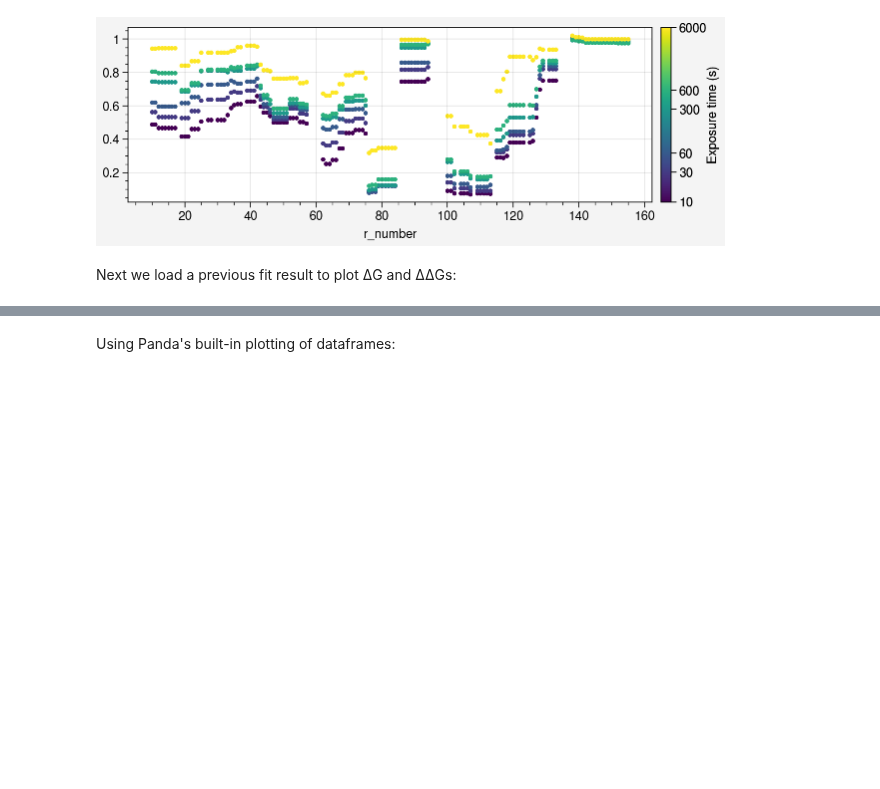
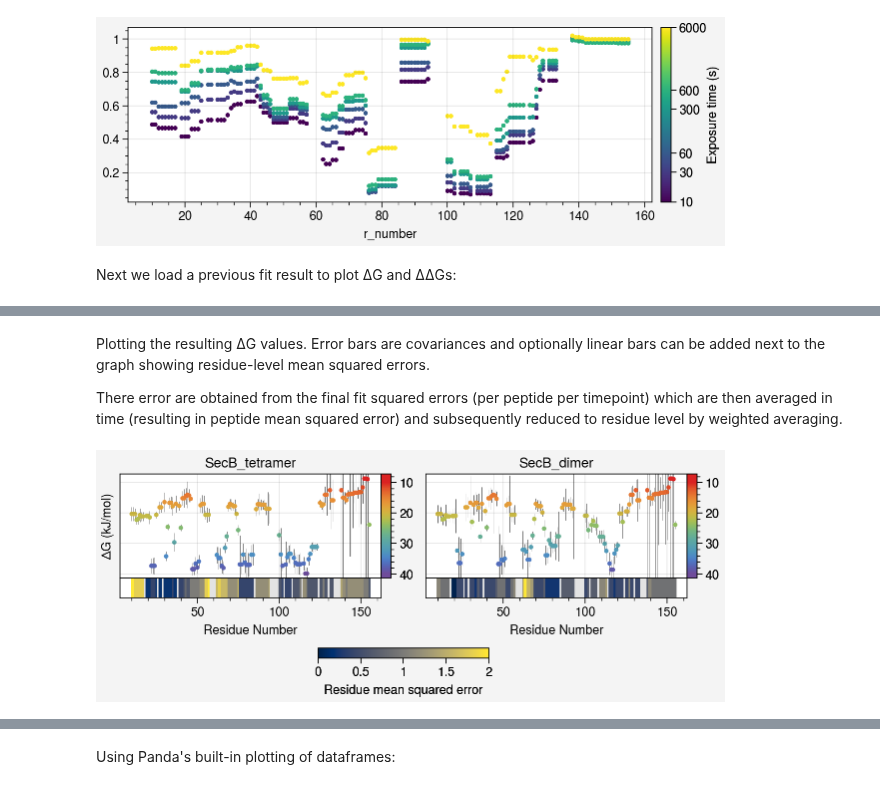
Before and after one commit to Jhsmit/PyHDX, a Jupyter notebook: docs/examples/04_plot_output.ipynb, the cells around one changed output, grey strips where cells are left out. Cells and saved outputs as stored; diff of their text form; code cells hidden in the pictures; blank space fills up the shorter version.

```diff
--- a/docs/examples/04_plot_output.ipynb
+++ b/docs/examples/04_plot_output.ipynb
@@ -65,0 +65,12 @@ fitresult.mse_loss, fitresult.total_loss
+# %% [markdown]
+Plotting the resulting ΔG values. Error bars are covariances and optionally linear bars can be added next
+to the graph showing residue-level mean squared errors.
+
+There error are obtained from the final fit squared errors (per peptide per timepoint) which are then averaged in time
+(resulting in peptide mean squared error) and subsequently reduced to residue level by weighted averaging.
+# %%
+fig, axes, cbars = dG_scatter_figure(fitresult.output)
+collections, cbar = add_mse_panels(axes, fitresult, fig=fig, cbar=True)
+cbar.set_label('Residue mean squared error')
+# %% [output]
+[figure, added]
```
Also changed, not shown: parts of 7 cells of this notebook, 4 other files.
